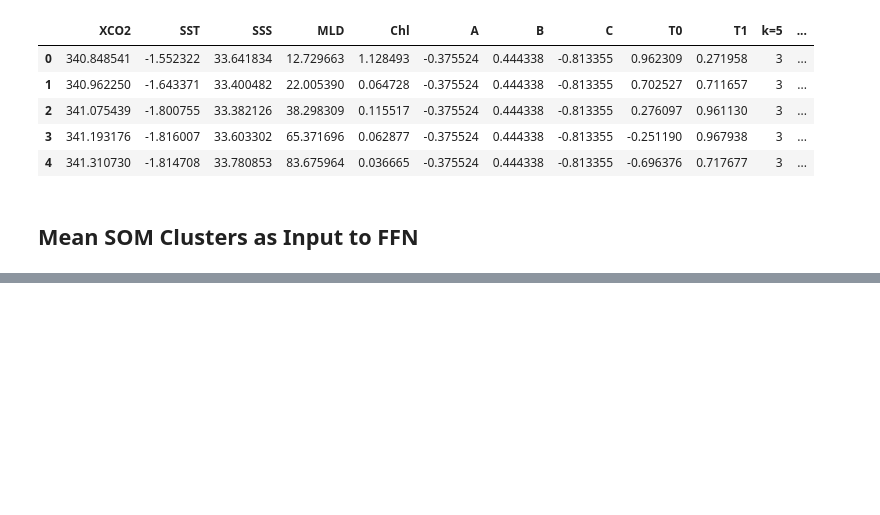
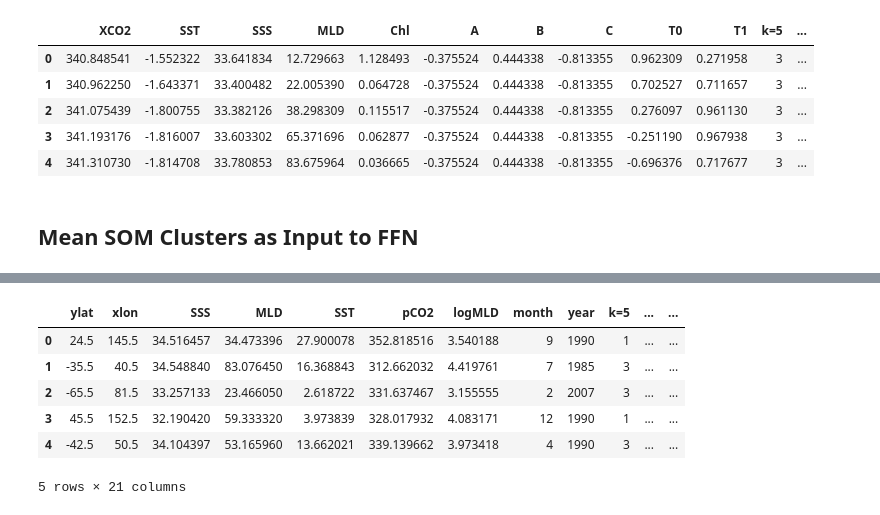
Before and after one commit to manksh/ocean-co2-absorption, a Jupyter notebook: notebooks/FFN Baseline.ipynb, the cells around one changed output, grey strips where cells are left out. Drawn from its saved outputs; the diff is of its cells as text; code cells hidden in the pictures; blank space fills up the shorter version.

```diff
--- a/notebooks/FFN Baseline.ipynb
+++ b/notebooks/FFN Baseline.ipynb
@@ -241,0 +411,20 @@ for k in range(clusters):
+# %%
+# 100% SOM dataset
+SOM_df = pd.read_csv('SOM_all_data.csv', index_col=0).reset_index(drop=True)
+
+SOM_df['day'] = 15
+SOM_df['time'] = pd.to_datetime(SOM_df[['day', 'month', 'year']])
+SOM_df['A'], SOM_df['B'], SOM_df['C'] = np.sin(SOM_df['ylat']), np.sin(SOM_df['xlon'])*np.cos(SOM_df['ylat']), -np.cos(SOM_df['xlon'])*np.cos(SOM_df['ylat'])
+SOM_df['T0'] = np.cos(SOM_df.time.dt.dayofyear * 2 * np.pi / 365)
+SOM_df['T1'] = np.sin(SOM_df.time.dt.dayofyear * 2 * np.pi / 365)
+
+SOM_df = pd.merge(SOM_df, df[['ylat', 'xlon', 'month', 'year', 'Chl', 'XCO2']], how='inner', left_on=['ylat', 'xlon', 'month', 'year'], right_on=['ylat', 'xlon', 'month', 'year'])
+SOM_df.head()
+# %% [output]
+|  | ylat | xlon | SSS | MLD | SST | pCO2 | logMLD | month | year | k=5 | ... | ... |
+| 0 | 24.5 | 145.5 | 34.516457 | 34.473396 | 27.900078 | 352.818516 | 3.540188 | 9 | 1990 | 1 | ... | ... |
+| 1 | -35.5 | 40.5 | 34.548840 | 83.076450 | 16.368843 | 312.662032 | 4.419761 | 7 | 1985 | 3 | ... | ... |
+| 2 | -65.5 | 81.5 | 33.257133 | 23.466050 | 2.618722 | 331.637467 | 3.155555 | 2 | 2007 | 3 | ... | ... |
+| 3 | 45.5 | 152.5 | 32.190420 | 59.333320 | 3.973839 | 328.017932 | 4.083171 | 12 | 1990 | 1 | ... | ... |
+| 4 | -42.5 | 50.5 | 34.104397 | 53.165960 | 13.662021 | 339.139662 | 3.973418 | 4 | 1990 | 3 | ... | ... |
+5 rows × 21 columns
```
Also changed, not shown: parts of 16 cells of this notebook.
